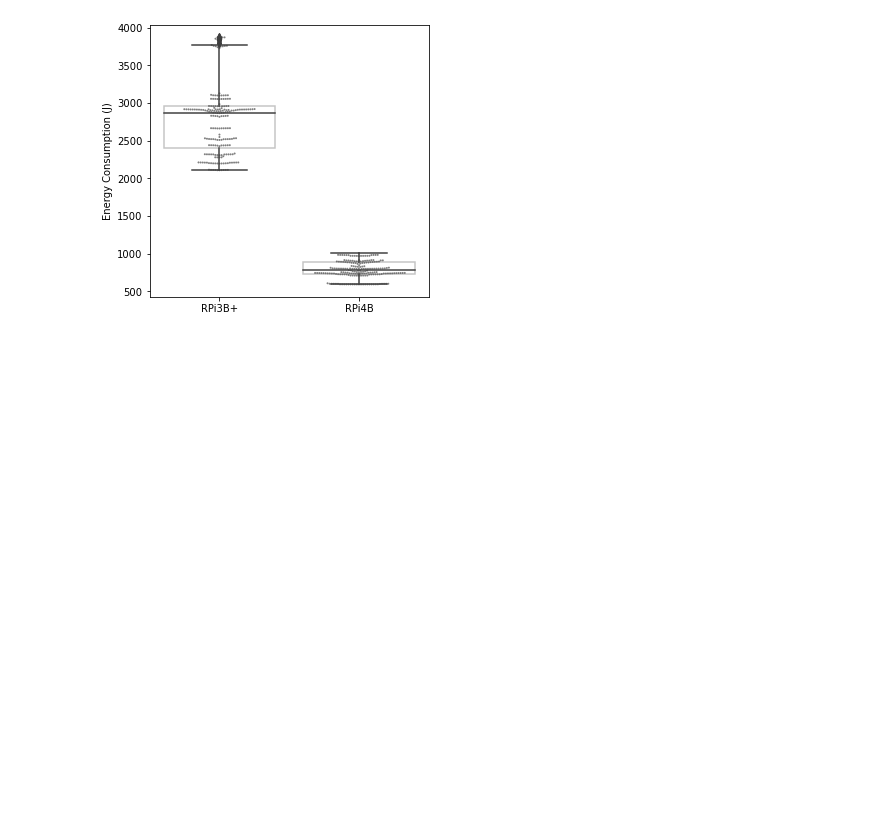
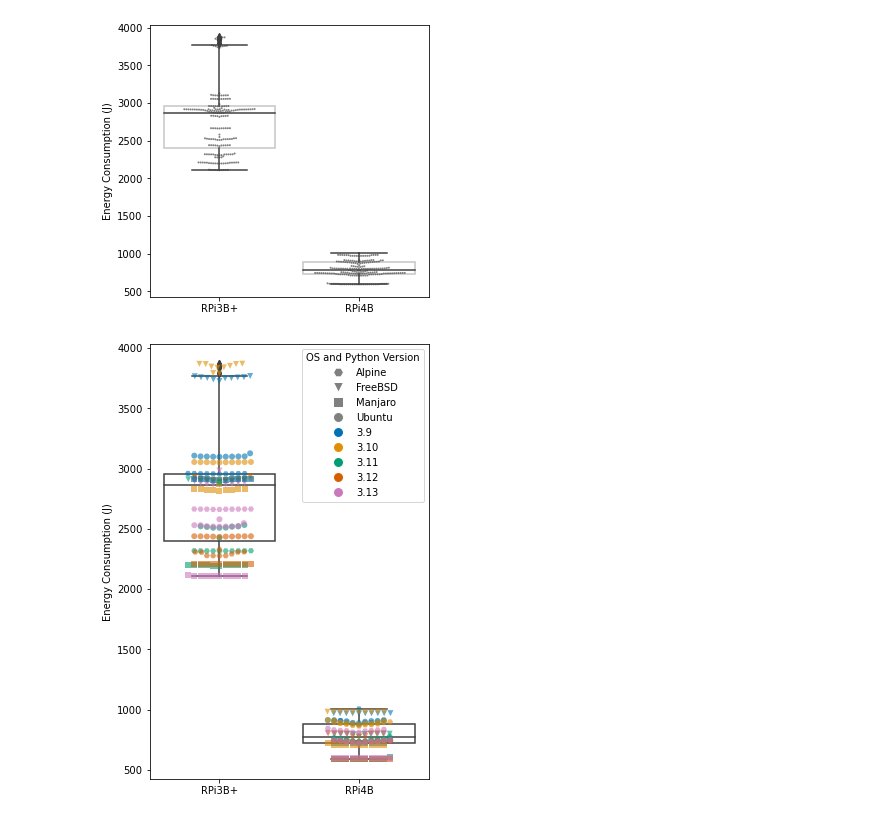
Before and after one commit to oskarbreindahl/Python_Application_Energy_Consumption, a Jupyter notebook: Analysis.ipynb, the cells around one changed output. Cells and saved outputs as stored; diff of their text form; code cells hidden in the pictures; blank space fills up the shorter version.

```diff
--- a/Analysis.ipynb
+++ b/Analysis.ipynb
@@ -254,6 +275,41 @@ plt.savefig("report_source/images/E_per_SUT.pdf", bbox_inches="tight")
 plt.show()
 # %% [output]
 [figure]
+# %%
+marker_dict = {
+    "Alpine": "H",
+    "FreeBSD": "v",
+    "Manjaro": "s",
+    "Ubuntu": "o"
+}
+color_dict = { v: sns.color_palette("colorblind")[idx] for idx, v in enumerate(["3.9", "3.10", "3.11", "3.12", "3.13"]) }
+fillstyle_dict = {
+    "RPi3B+": ("P", sns.color_palette("colorblind")[5]),
+    "RPi4B": ("X", sns.color_palette("colorblind")[8]),
+}
+# %%
+plt.figure(figsize=(5, 8))
+df2 = df.sort_values("Computer")
+
+sns.boxplot(data=df2, x="Computer", y="E", boxprops={"facecolor": "None"})
+for os, marker in marker_dict.items():
+    for version, color in color_dict.items():
+        subset = df2[(df2["OS"] == os) & (df2["Python_version"] == version)]
+        sns.swarmplot(data=subset, x="Computer", y="E", marker=marker, color=color, s=6, alpha=0.6)
+
+plt.xlabel("")
+plt.ylabel("Energy Consumption (J)")
+#plt.title("Energy Consumption by Computer with OS and Python Version")
+
+os_handles = [plt.Line2D([0], [0], marker=marker_dict[os], color="w", markerfacecolor="gray", markersize=10, label=os) for os in marker_dict.keys()]
+python_handles = [plt.Line2D([0], [0], marker="o", color="w", markerfacecolor=color_dict[v], markersize=10, label=v) for v in color_dict.keys()]
+
+plt.legend(handles=os_handles + python_handles, title="OS and Python Version", loc="upper right") #, bbox_to_anchor=(1.05, 1), loc="upper left")
+
+plt.savefig("report_source/images/E_per_SUT.pdf", bbox_inches="tight")
+plt.show()
+# %% [output]
+[figure, added]
 # %%
 df2 = df.sort_values("OS")
 
```
Also changed, not shown: parts of 6 cells of this notebook, 4 other files.
